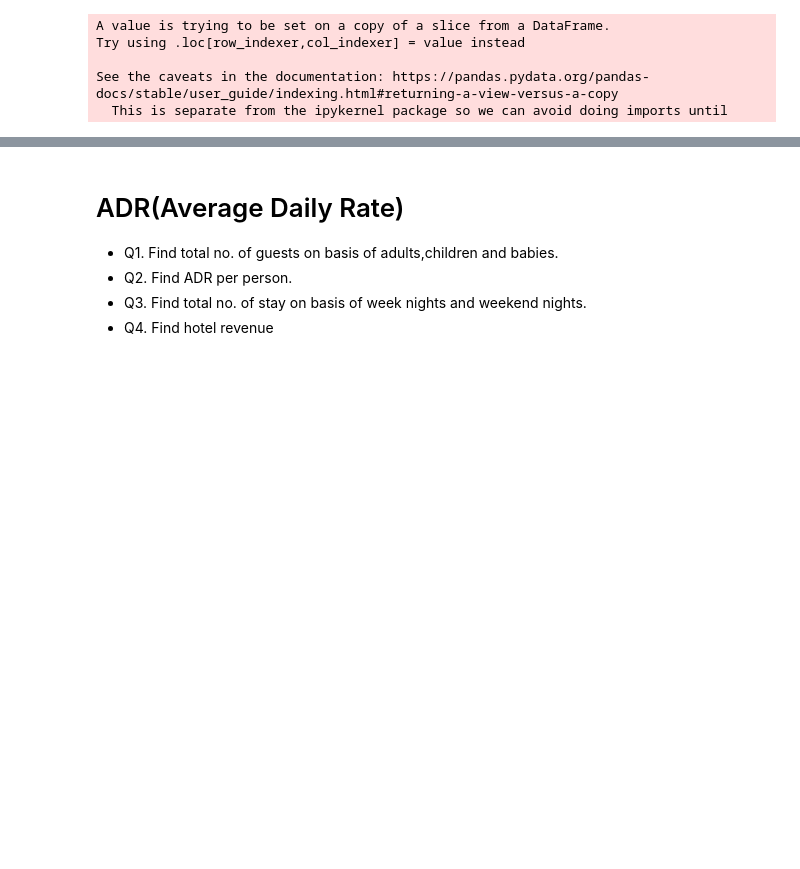
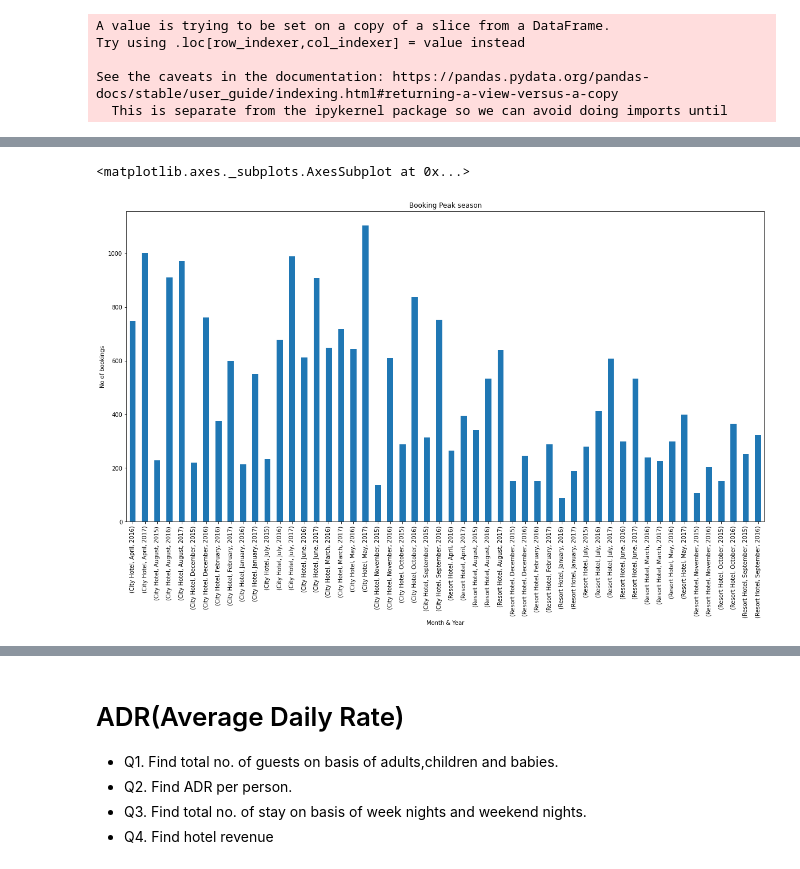
Before and after one commit to shyamsgadekar/EDA_HOTEL_BOOKING_ANALYSIS, a Jupyter notebook: Hotel_Booking_Analysis_SHYAM_GADEKAR_Capstone_Project.ipynb, the cells around one changed output, grey strips where cells are left out. Saved outputs shown, nothing was run; the diff lists cells and outputs as text; code cells hidden in the pictures; blank space fills up the shorter version.

```diff
--- a/Hotel_Booking_Analysis_SHYAM_GADEKAR_Capstone_Project.ipynb
+++ b/Hotel_Booking_Analysis_SHYAM_GADEKAR_Capstone_Project.ipynb
@@ -470,0 +513,8 @@ See the caveats in the documentation: https://pandas.pydata.org/pandas-docs/stab
+# %%
+# Q2. Diaply no. of booking as per month and year.
+dfg = df_hotel.groupby(['hotel','arrival_date_month', 'arrival_date_year'])['is_canceled'].sum()
+dfg.plot(kind='bar', title='Booking Peak season', ylabel='No of bookings',
+         xlabel='Month & Year',  figsize=(20, 10))
+# %% [output]
+<matplotlib.axes._subplots.AxesSubplot at 0x...>
+[figure, added]
```
Also changed, not shown: parts of 28 cells of this notebook.
